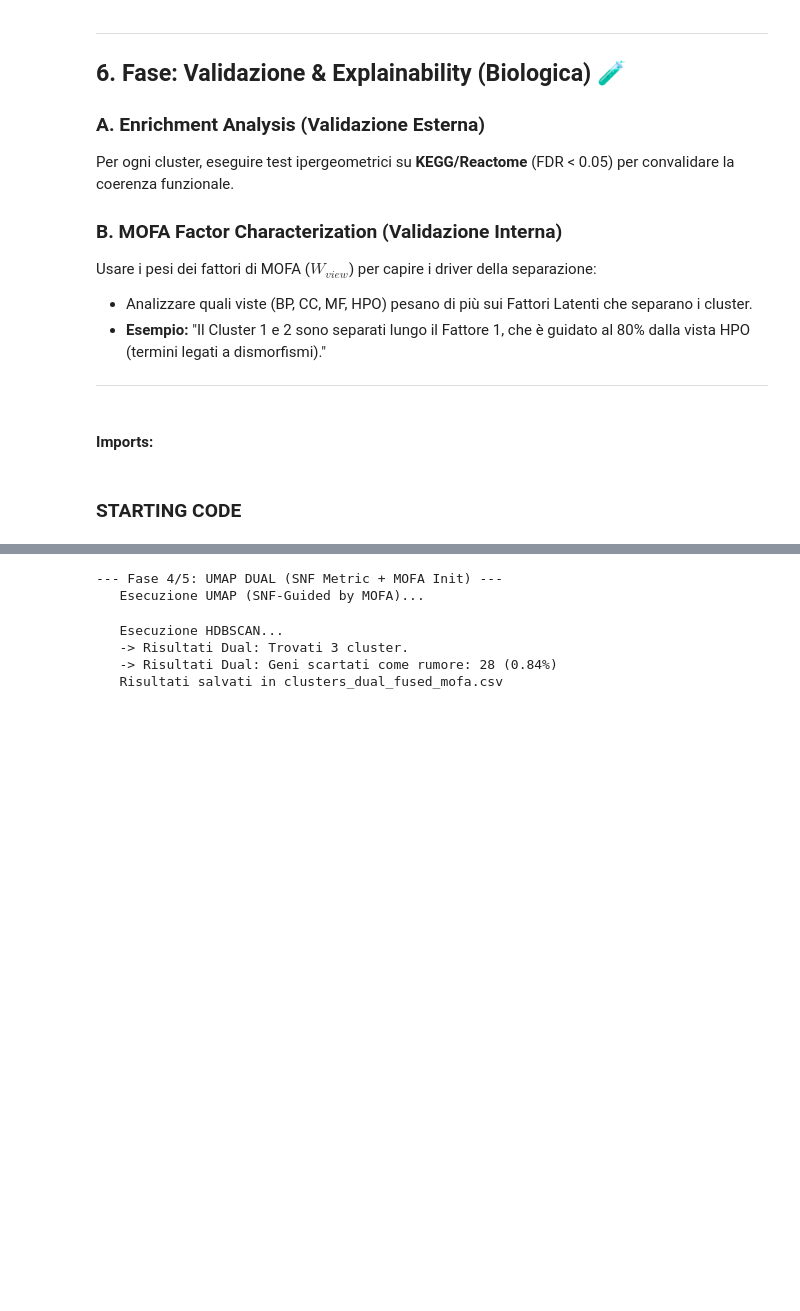
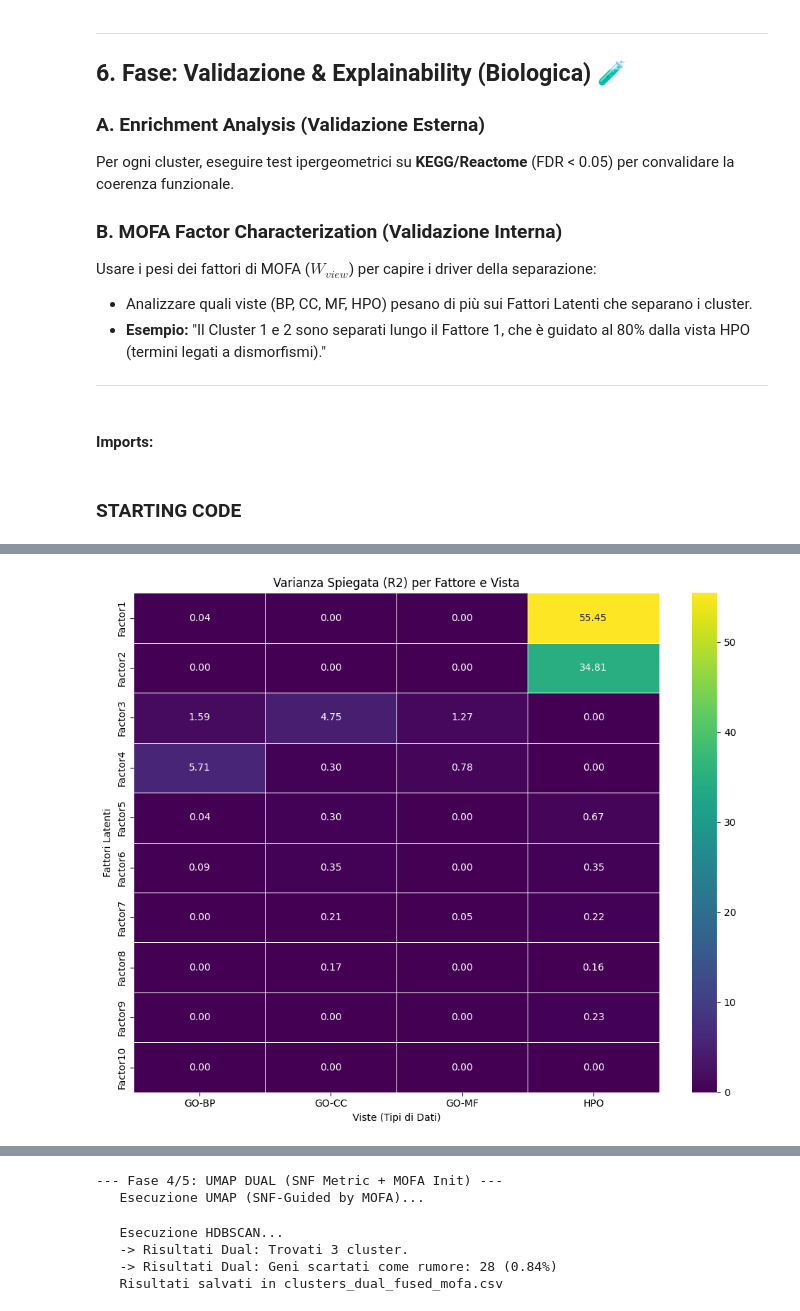
Before and after one commit to GuerineHoussem/ScientificVisualization, a Jupyter notebook: assignment_2.ipynb, the cells around one changed output, grey strips where cells are left out. Drawn from its saved outputs; the diff is of its cells as text; code cells hidden in the pictures; blank space fills up the shorter version.

Commit message:
Updated, also with mofa model trained

```diff
--- a/assignment_2.ipynb
+++ b/assignment_2.ipynb
@@ -471,0 +553,27 @@ for key, filename in input_files.items():
+# %%
+MODEL_OUTPUT_FILE = "C:\\Users\\husse\\Desktop\\Uni\\ScientificVisualization\\mofa_model_final.hdf5"
+model = mofax.mofa_model(MODEL_OUTPUT_FILE)
+
+r2_df = model.get_variance_explained()
+
+r2_matrix = r2_df.pivot(index='Factor', columns='View', values='R2')
+
+sorted_index = sorted(r2_matrix.index, key=lambda x: int(x.replace("Factor", "")))
+r2_matrix = r2_matrix.reindex(sorted_index)
+
+plt.figure(figsize=(10, 8))
+sns.heatmap(
+    r2_matrix,
+    cmap="viridis",
+    annot=True,
+    fmt=".2f",
+    linewidths=.5
+)
+
+plt.title("Varianza Spiegata (R2) per Fattore e Vista")
+plt.ylabel("Fattori Latenti")
+plt.xlabel("Viste (Tipi di Dati)")
+plt.tight_layout()
+plt.show()
+# %% [output]
+[figure, added]
```
Also changed, not shown: parts of 9 cells of this notebook, 1 other file.
